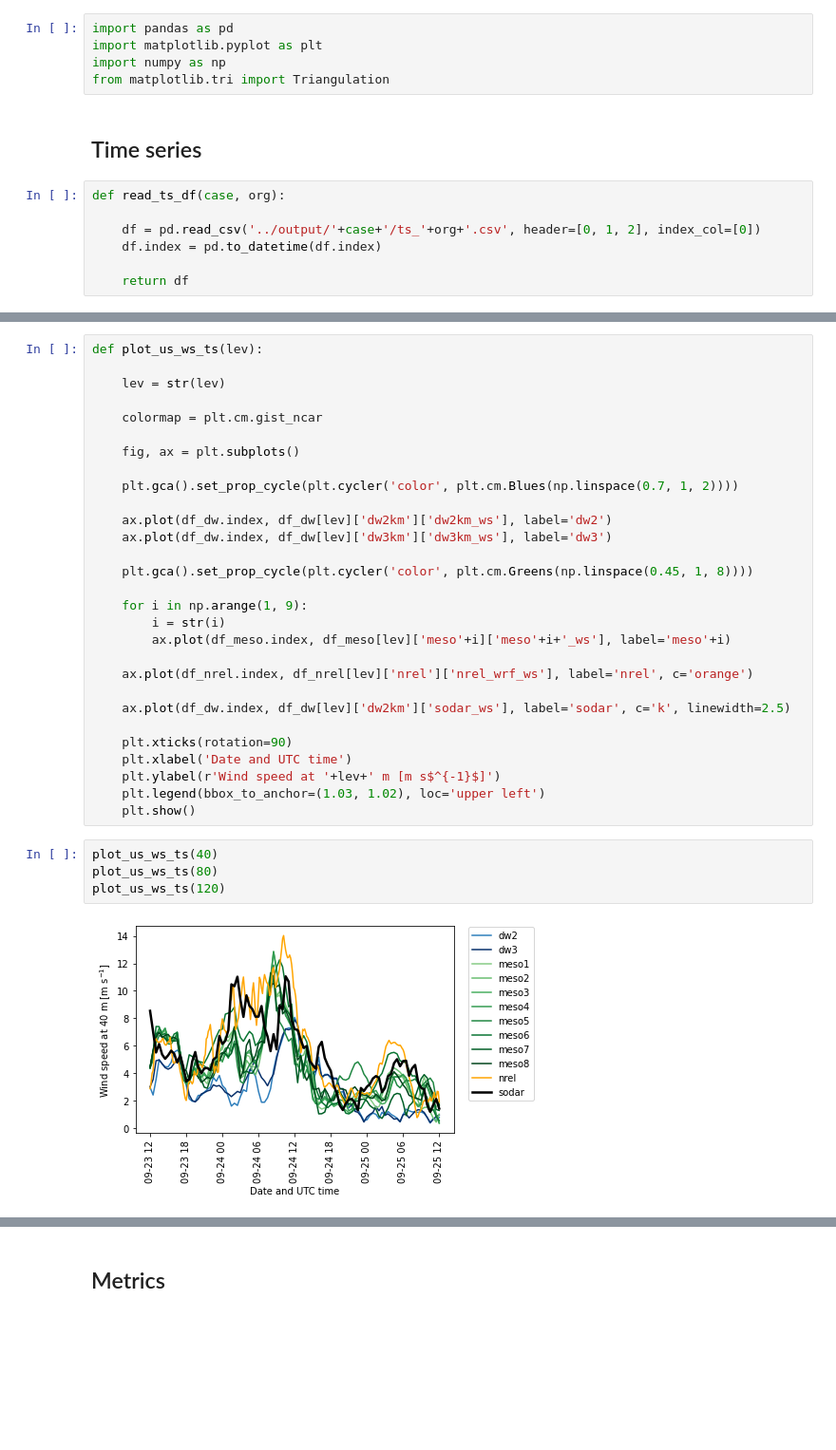
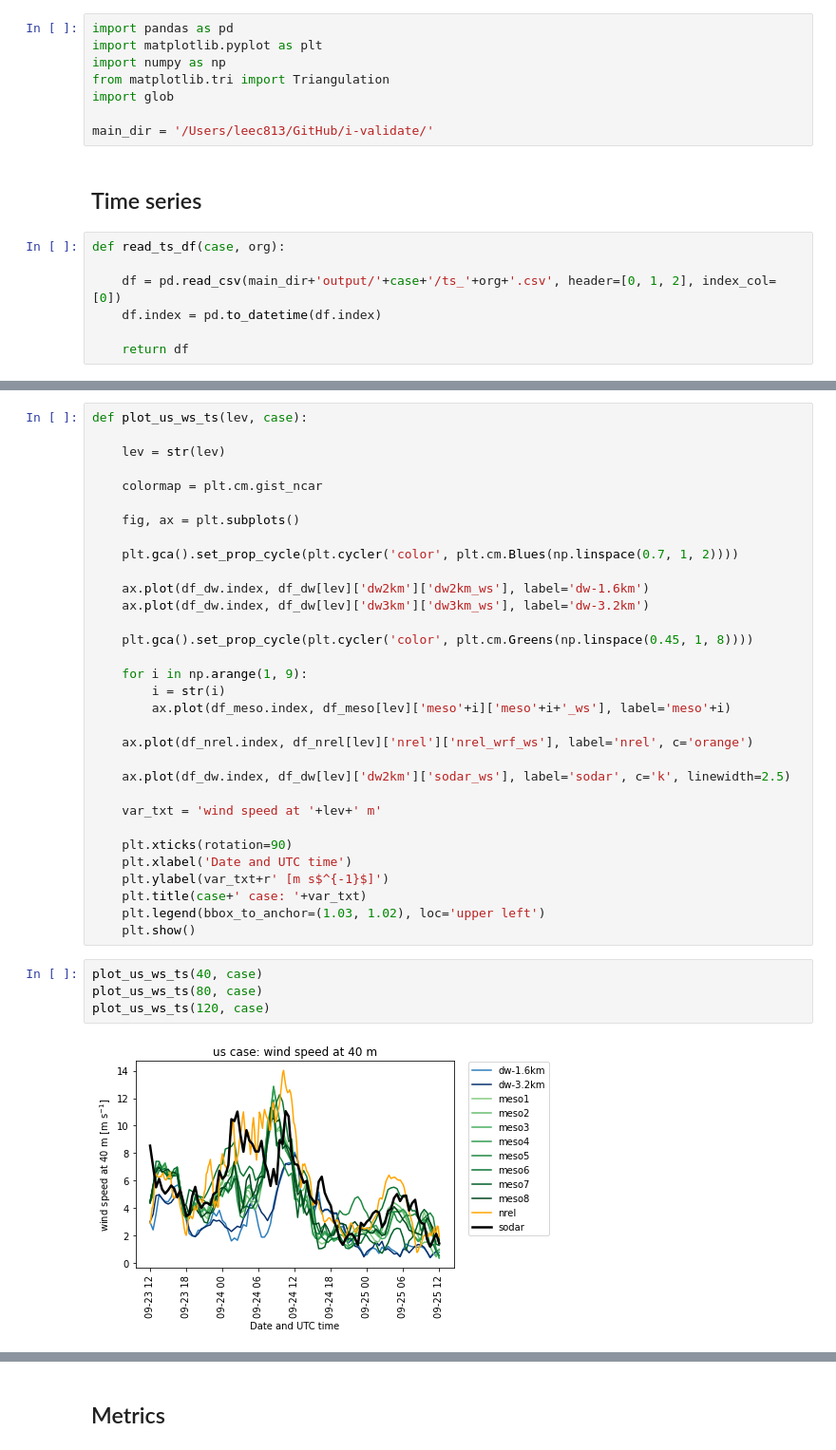
Before and after one commit to joejoeyjoseph/i-validate, a Jupyter notebook: notebooks/y_analysis.ipynb, the cells around one changed output, grey strips where cells are left out. Shown at 95% size. Cells and saved outputs as stored; diff of their text form; blank space fills up the shorter version.

Commit message:
debug 2x2 plot wrong label

```diff
--- a/notebooks/y_analysis.ipynb
+++ b/notebooks/y_analysis.ipynb
@@ -3,12 +3,15 @@ import pandas as pd
 import matplotlib.pyplot as plt
 import numpy as np
 from matplotlib.tri import Triangulation
+import glob
+
+main_dir = '/Users/leec813/GitHub/i-validate/'
 # %% [markdown]
 ## Time series
 # %%
 def read_ts_df(case, org):
 
-    df = pd.read_csv('../output/'+case+'/ts_'+org+'.csv', header=[0, 1, 2], index_col=[0])
+    df = pd.read_csv(main_dir+'output/'+case+'/ts_'+org+'.csv', header=[0, 1, 2], index_col=[0])
     df.index = pd.to_datetime(df.index)
 
     return df
@@ -22,7 +28,7 @@ df_nrel = read_ts_df(case, 'nrel')
 # df['40'][df.columns.levels[1][0]].columns == 'sodar_ws'
 # df.columns.levels[2]
 # %%
-def plot_us_ws_ts(lev):
+def plot_us_ws_ts(lev, case):
 
     lev = str(lev)
 
@@ -32,8 +38,8 @@ def plot_us_ws_ts(lev):
 
     plt.gca().set_prop_cycle(plt.cycler('color', plt.cm.Blues(np.linspace(0.7, 1, 2))))
 
-    ax.plot(df_dw.index, df_dw[lev]['dw2km']['dw2km_ws'], label='dw2')
-    ax.plot(df_dw.index, df_dw[lev]['dw3km']['dw3km_ws'], label='dw3')
+    ax.plot(df_dw.index, df_dw[lev]['dw2km']['dw2km_ws'], label='dw-1.6km')
+    ax.plot(df_dw.index, df_dw[lev]['dw3km']['dw3km_ws'], label='dw-3.2km')
 
     plt.gca().set_prop_cycle(plt.cycler('color', plt.cm.Greens(np.linspace(0.45, 1, 8))))
 
@@ -45,14 +51,17 @@ def plot_us_ws_ts(lev):
 
     ax.plot(df_dw.index, df_dw[lev]['dw2km']['sodar_ws'], label='sodar', c='k', linewidth=2.5)
 
+    var_txt = 'wind speed at '+lev+' m'
+
     plt.xticks(rotation=90)
     plt.xlabel('Date and UTC time')
-    plt.ylabel(r'Wind speed at '+lev+' m [m s$^{-1}$]')
+    plt.ylabel(var_txt+r' [m s$^{-1}$]')
+    plt.title(case+' case: '+var_txt)
     plt.legend(bbox_to_anchor=(1.03, 1.02), loc='upper left')
     plt.show()
 # %%
-plot_us_ws_ts(40)
-plot_us_ws_ts(80)
-plot_us_ws_ts(120)
+plot_us_ws_ts(40, case)
+plot_us_ws_ts(80, case)
+plot_us_ws_ts(120, case)
 # %% [output]
-[figure, old version]
+[figure, new version]
```
Also changed, not shown: parts of 19 cells of this notebook.
